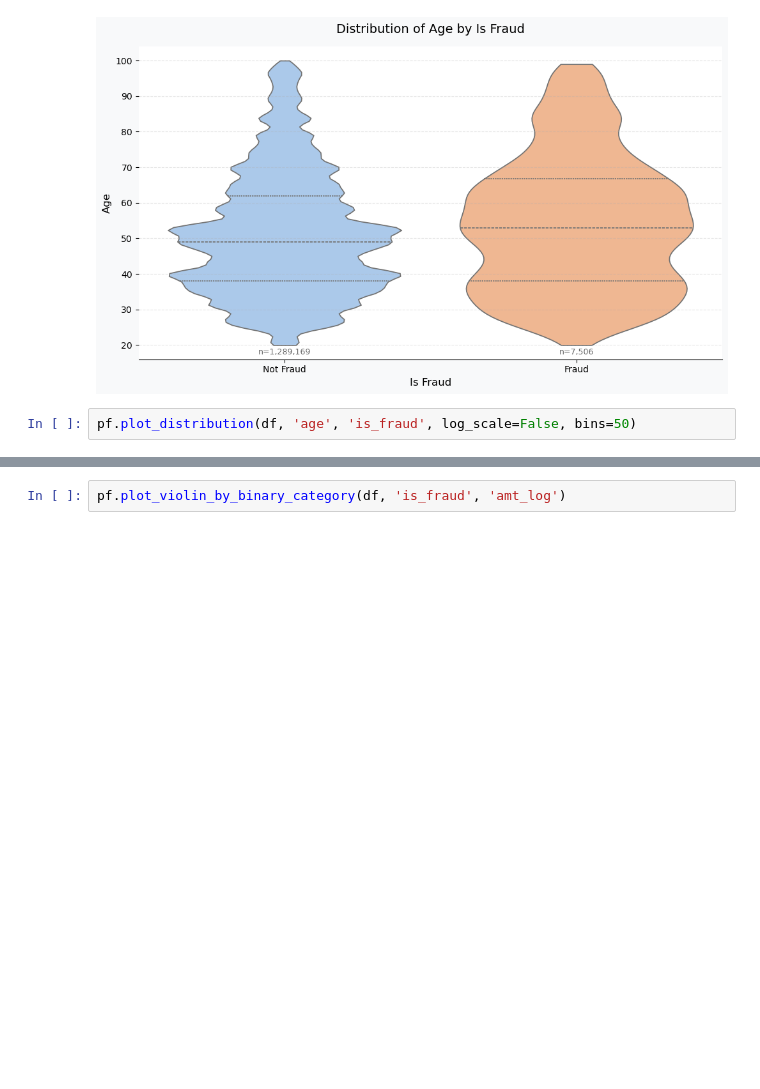
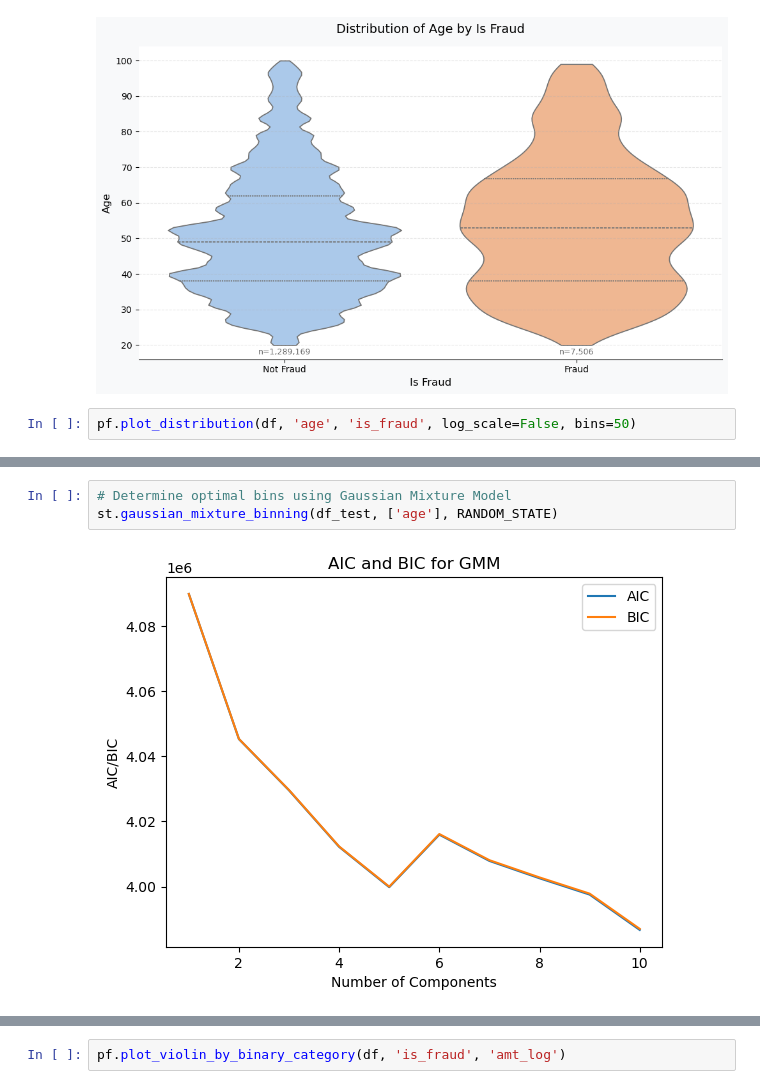
Before and after one commit to SirErikPak/CreditCardFraud, a Jupyter notebook: Notebook/Fraud.ipynb, the cells around one changed output, grey strips where cells are left out. Saved outputs shown, nothing was run; the diff lists cells and outputs as text; blank space fills up the shorter version.

```diff
--- a/Notebook/Fraud.ipynb
+++ b/Notebook/Fraud.ipynb
@@ -665,2 +667,7 @@ st.gaussian_mixture_binning(df_train, ['age'], RANDOM_STATE)
+# %%
+# Determine optimal bins using Gaussian Mixture Model
+st.gaussian_mixture_binning(df_test, ['age'], RANDOM_STATE)
+# %% [output]
+[figure, added]
 # %%
 # Descretize age into 6 bins based on GMM results
```
Also changed, not shown: parts of 5 cells of this notebook, 4 other files.
